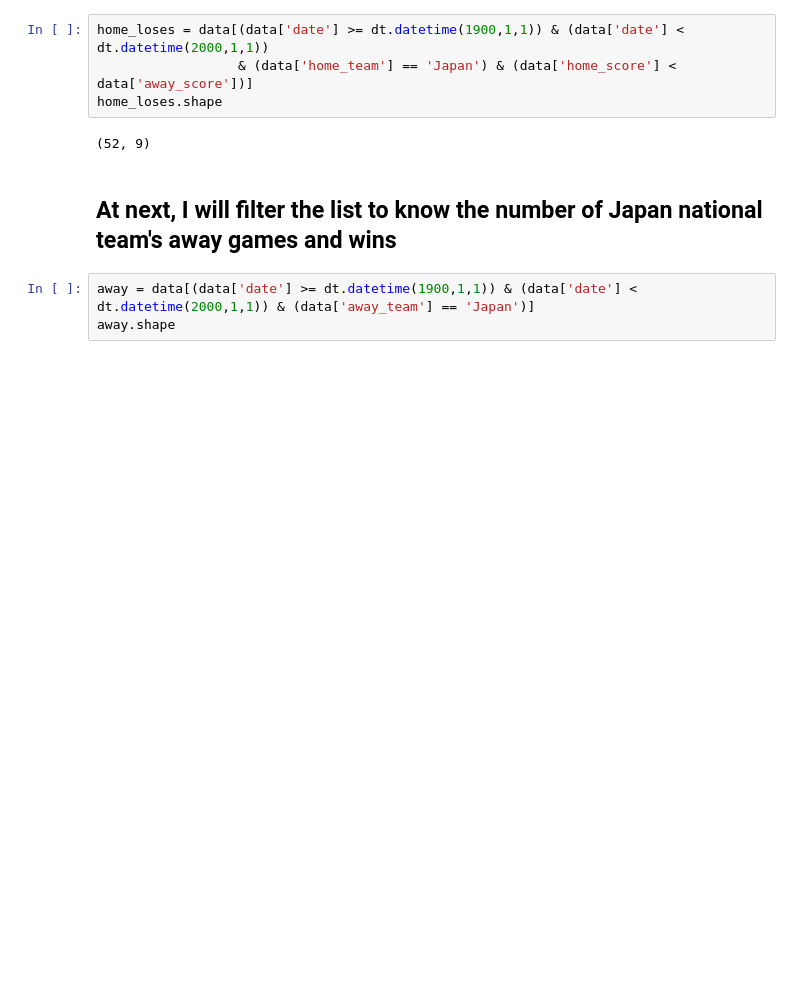
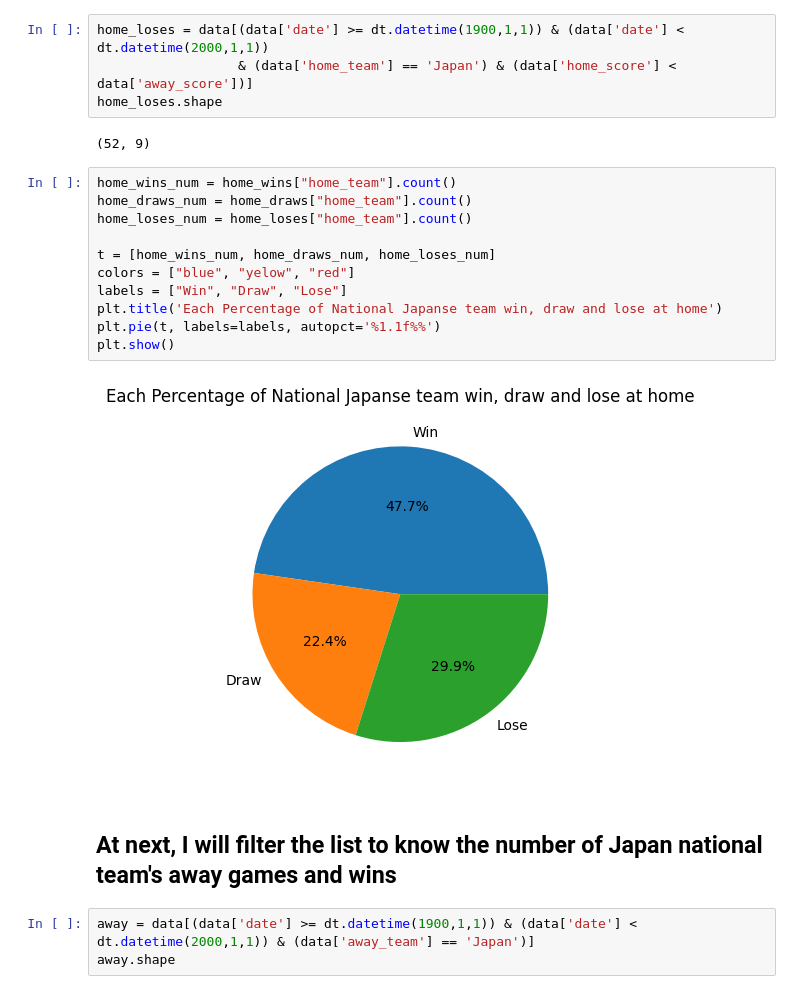
Before and after one commit to miyace5500/DSCP, a Jupyter notebook: Final Project of DSCP.ipynb, the cells around one changed output. Saved outputs shown, nothing was run; the diff lists cells and outputs as text; blank space fills up the shorter version.

```diff
--- a/Final Project of DSCP.ipynb
+++ b/Final Project of DSCP.ipynb
@@ -92,6 +93,19 @@ home_loses = data[(data['date'] >= dt.datetime(1900,1,1)) & (data['date'] < dt.d
 home_loses.shape
 # %% [output]
 (52, 9)
+# %%
+home_wins_num = home_wins["home_team"].count()
+home_draws_num = home_draws["home_team"].count()
+home_loses_num = home_loses["home_team"].count()
+
+t = [home_wins_num, home_draws_num, home_loses_num]
+colors = ["blue", "yelow", "red"]
+labels = ["Win", "Draw", "Lose"]
+plt.title('Each Percentage of National Japanse team win, draw and lose at home')
+plt.pie(t, labels=labels, autopct='%1.1f%%')
+plt.show()
+# %% [output]
+[figure, added]
 # %% [markdown]
 ## **At next, I will filter the list to know the number of Japan national team's away games and wins**
 # %%
```
Also changed, not shown: parts of 3 cells of this notebook.
